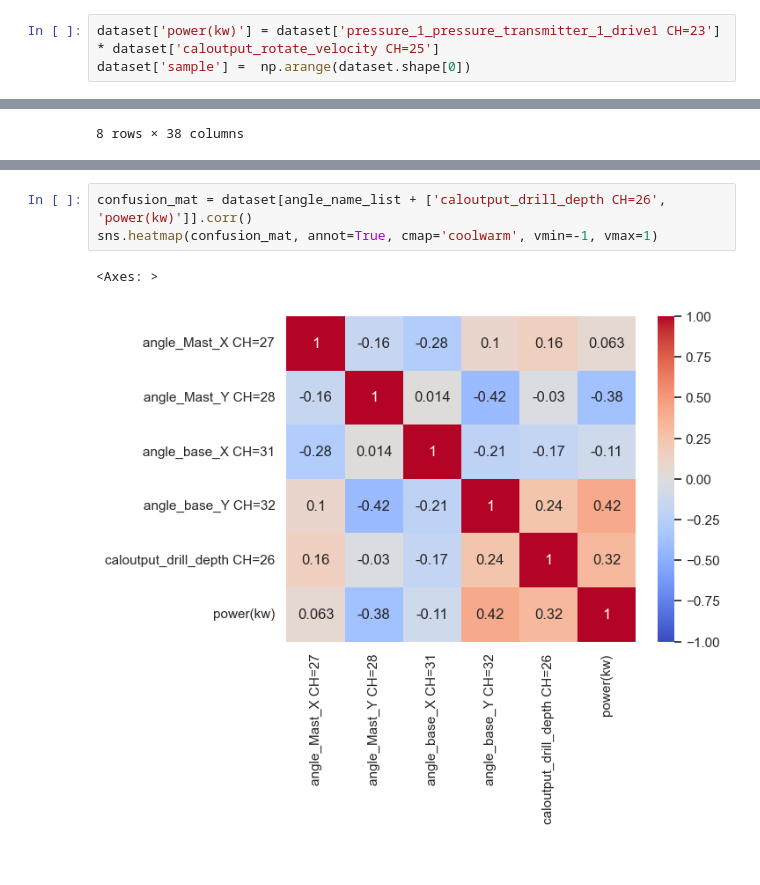
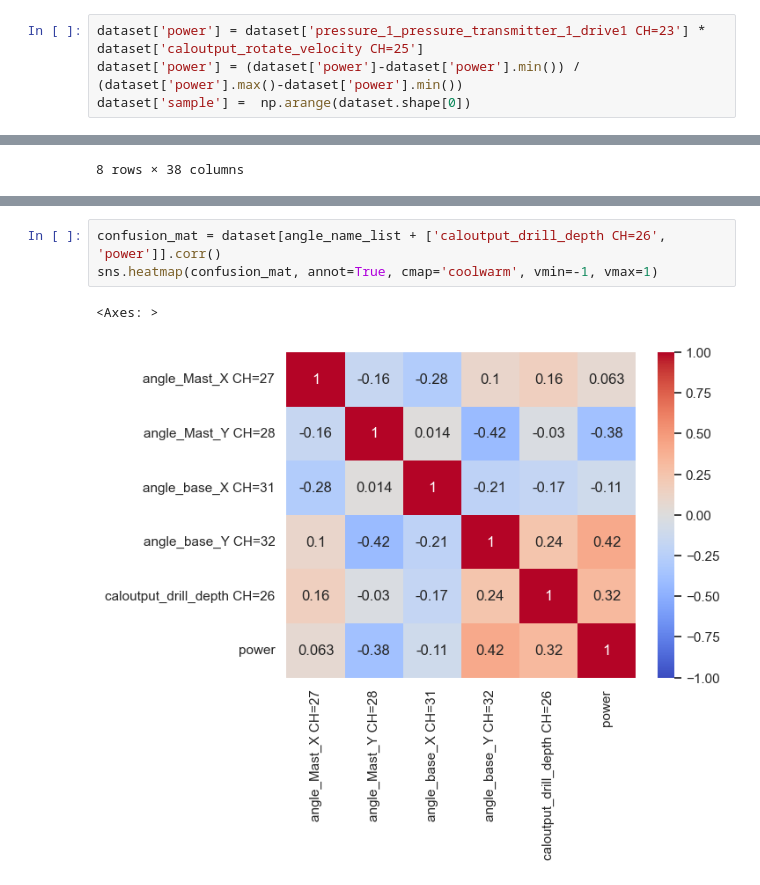
Before and after one commit to jinbeomjeong/forecast_pile_driver_load, a Jupyter notebook: analysis_logging_data.ipynb, the cells around one changed output, grey strips where cells are left out. Cells and saved outputs as stored; diff of their text form.

```diff
--- a/analysis_logging_data.ipynb
+++ b/analysis_logging_data.ipynb
@@ -58,7 +57,8 @@ dataset.describe()
 | max | 256.973346 | 68.500000 | 68.720000 | 155.620000 | 55.640000 | 38.990000 | ... |
 8 rows × 36 columns
 # %%
-dataset['power(kw)'] = dataset['pressure_1_pressure_transmitter_1_drive1 CH=23'] * dataset['caloutput_rotate_velocity CH=25']
+dataset['power'] = dataset['pressure_1_pressure_transmitter_1_drive1 CH=23'] * dataset['caloutput_rotate_velocity CH=25']
+dataset['power'] = (dataset['power']-dataset['power'].min()) / (dataset['power'].max()-dataset['power'].min())
 dataset['sample'] =  np.arange(dataset.shape[0])
 # %%
 dataset.describe()
@@ -269,6 +290,6 @@ sns.lineplot(x=dataset[dataset['work_mode']=='pile_out']['caloutput_drill_depth
 # %%
-confusion_mat = dataset[angle_name_list + ['caloutput_drill_depth CH=26', 'power(kw)']].corr()
+confusion_mat = dataset[angle_name_list + ['caloutput_drill_depth CH=26', 'power']].corr()
 sns.heatmap(confusion_mat, annot=True, cmap='coolwarm', vmin=-1, vmax=1)
 # %% [output]
 <Axes: >
-[figure, old version]
+[figure, new version]
```
Also changed, not shown: parts of 15 cells of this notebook, 2 other files.
